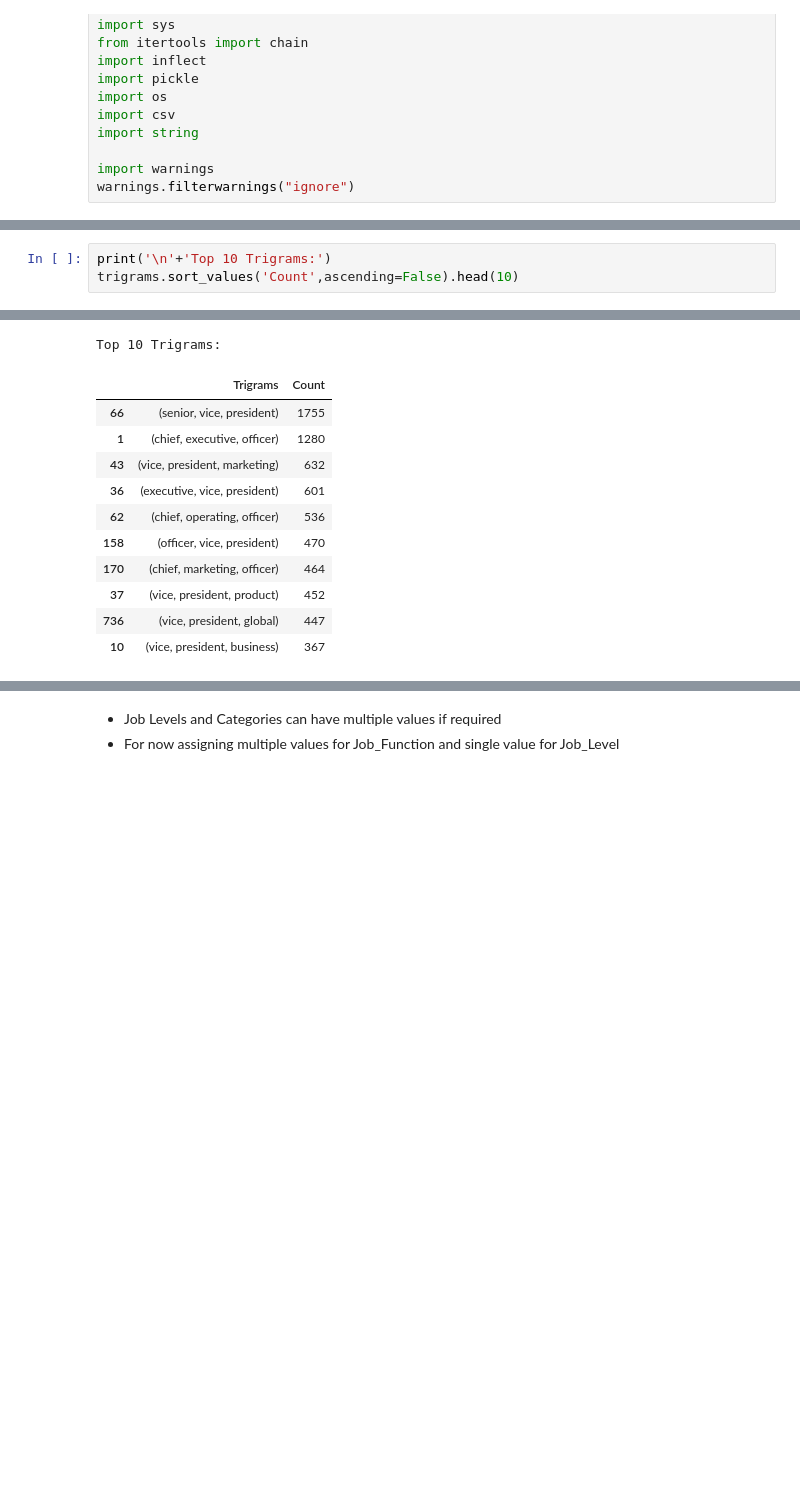
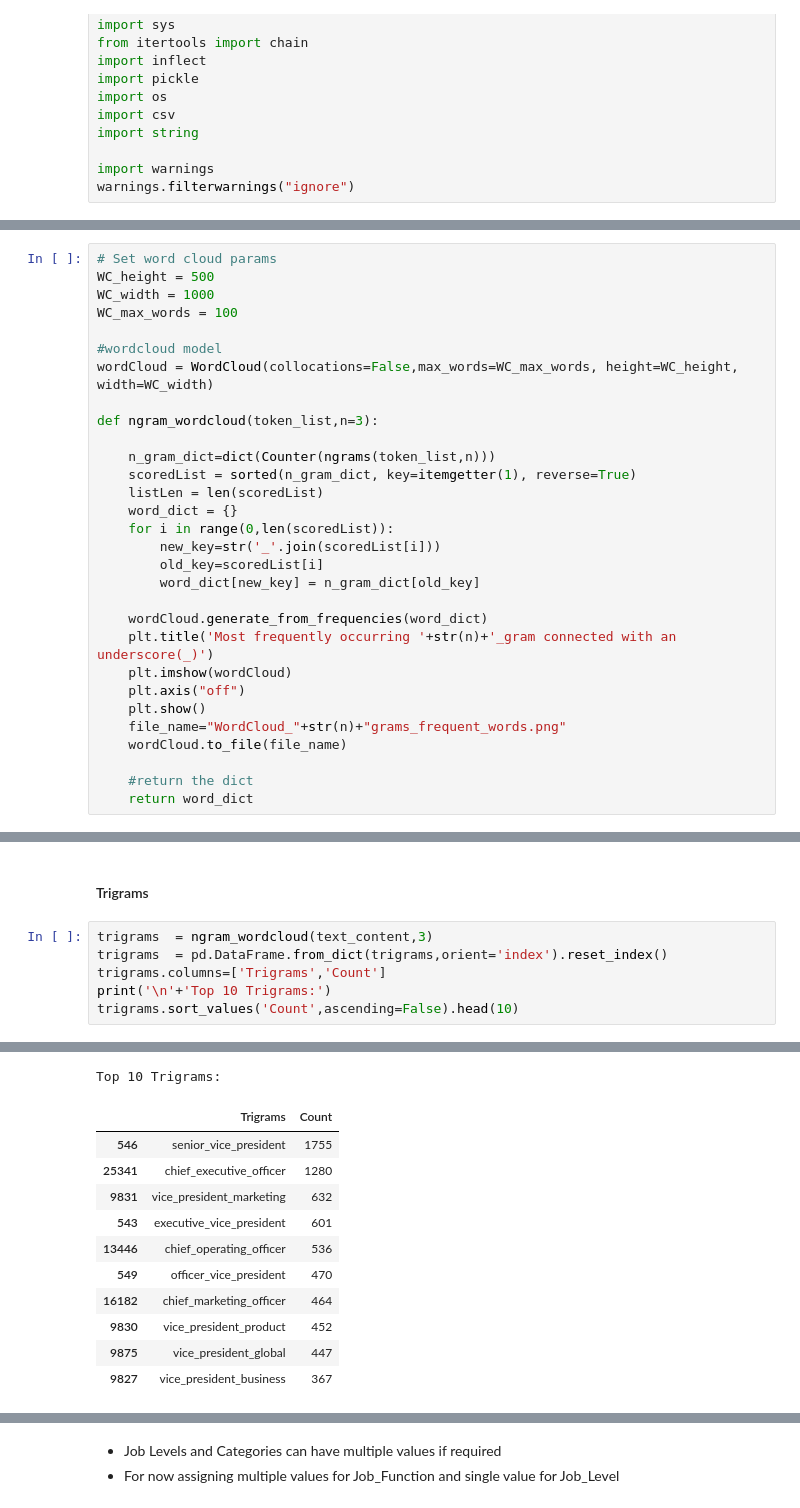
Before and after one commit to rahulraghatate/jobtitle_to_function_mapping_challenge, a Jupyter notebook: job_title_to_function.ipynb, the cells around one changed output, grey strips where cells are left out. Cells and saved outputs as stored; diff of their text form; blank space fills up the shorter version.

```diff
--- a/job_title_to_function.ipynb
+++ b/job_title_to_function.ipynb
@@ -193,0 +173,30 @@ wordCloud = WordCloud(collocations=False,max_words=WC_max_words, height=WC_heigh
+# %%
+# Set word cloud params
+WC_height = 500
+WC_width = 1000
+WC_max_words = 100
+
+#wordcloud model
+wordCloud = WordCloud(collocations=False,max_words=WC_max_words, height=WC_height, width=WC_width)
+
+def ngram_wordcloud(token_list,n=3):
+
+    n_gram_dict=dict(Counter(ngrams(token_list,n)))
+    scoredList = sorted(n_gram_dict, key=itemgetter(1), reverse=True)
+    listLen = len(scoredList)
+    word_dict = {}
+    for i in range(0,len(scoredList)):
+        new_key=str('_'.join(scoredList[i]))
+        old_key=scoredList[i]
+        word_dict[new_key] = n_gram_dict[old_key]
+
+    wordCloud.generate_from_frequencies(word_dict)
+    plt.title('Most frequently occurring '+str(n)+'_gram connected with an underscore(_)')
+    plt.imshow(wordCloud)
+    plt.axis("off")
+    plt.show()
+    file_name="WordCloud_"+str(n)+"grams_frequent_words.png"
+    wordCloud.to_file(file_name)
+
+    #return the dict
+    return word_dict
@@ -274,4 +251,9 @@ fivegrams.columns=['Fivegrams','Count']
+# %% [markdown]
+#### Trigrams
 # %%
+trigrams  = ngram_wordcloud(text_content,3)
+trigrams  = pd.DataFrame.from_dict(trigrams,orient='index').reset_index()
+trigrams.columns=['Trigrams','Count']
 print('\n'+'Top 10 Trigrams:')
 trigrams.sort_values('Count',ascending=False).head(10)
 # %% [output]
@@ -278,12 +261,12 @@ trigrams.sort_values('Count',ascending=False).head(10)
 Top 10 Trigrams:
 |  | Trigrams | Count |
-| 66 | (senior, vice, president) | 1755 |
-| 1 | (chief, executive, officer) | 1280 |
-| 43 | (vice, president, marketing) | 632 |
-| 36 | (executive, vice, president) | 601 |
-| 62 | (chief, operating, officer) | 536 |
-| 158 | (officer, vice, president) | 470 |
-| 170 | (chief, marketing, officer) | 464 |
-| 37 | (vice, president, product) | 452 |
-| 736 | (vice, president, global) | 447 |
-| 10 | (vice, president, business) | 367 |
+| 546 | senior_vice_president | 1755 |
+| 25341 | chief_executive_officer | 1280 |
+| 9831 | vice_president_marketing | 632 |
+| 543 | executive_vice_president | 601 |
+| 13446 | chief_operating_officer | 536 |
+| 549 | officer_vice_president | 470 |
+| 16182 | chief_marketing_officer | 464 |
+| 9830 | vice_president_product | 452 |
+| 9875 | vice_president_global | 447 |
+| 9827 | vice_president_business | 367 |
```
Also changed, not shown: parts of 28 cells of this notebook, 6 other files.
